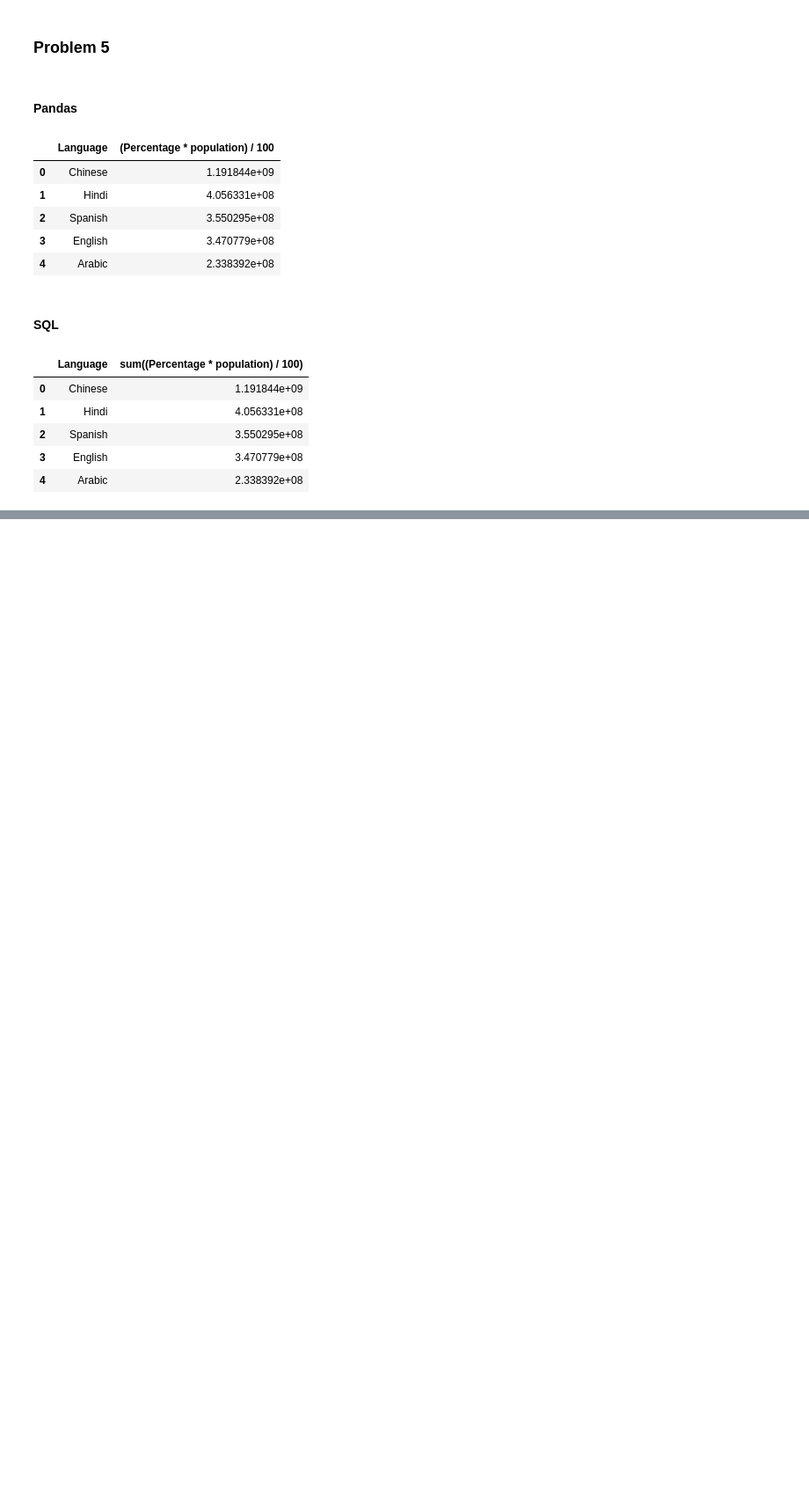
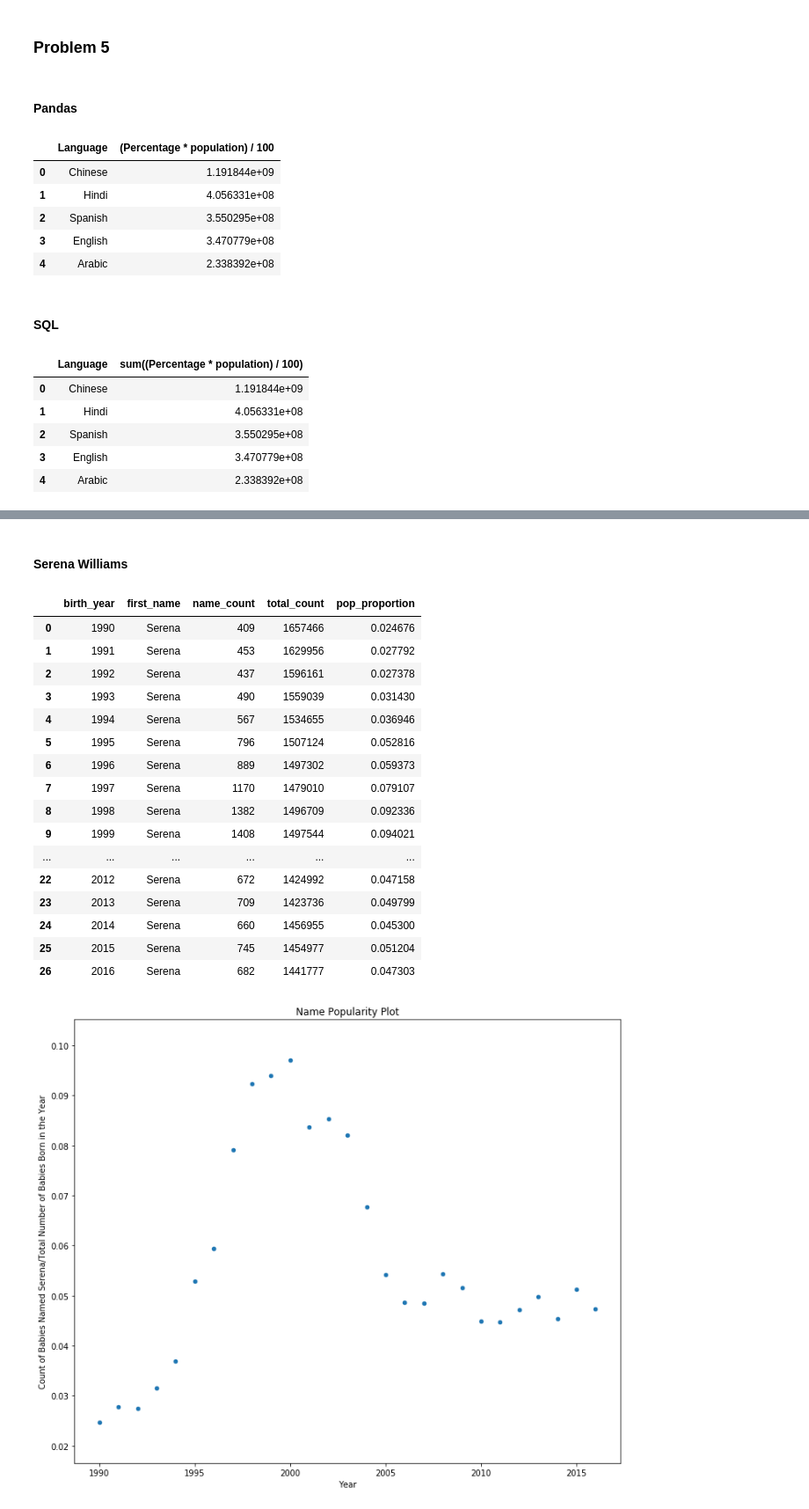
Before and after one commit to pspatel2/msia_401_python_project, a Jupyter notebook: MSiA_422_Project1.ipynb, the cells around one changed output, grey strips where cells are left out. Shown at 88% size. Saved outputs shown, nothing was run; the diff lists cells and outputs as text; code cells hidden in the pictures; blank space fills up the shorter version.

```diff
--- a/MSiA_422_Project1.ipynb
+++ b/MSiA_422_Project1.ipynb
@@ -473,0 +511,23 @@ df_p5_sql
+# %% [markdown]
+#### Serena Williams
+# %%
+baby.NamePopularityPlot(name='Serena', yearRange=(1990,2017), state=None, sex='F')
+# %% [output]
+|  | birth_year | first_name | name_count | total_count | pop_proportion |
+| 0 | 1990 | Serena | 409 | 1657466 | 0.024676 |
+| 1 | 1991 | Serena | 453 | 1629956 | 0.027792 |
+| 2 | 1992 | Serena | 437 | 1596161 | 0.027378 |
+| 3 | 1993 | Serena | 490 | 1559039 | 0.031430 |
+| 4 | 1994 | Serena | 567 | 1534655 | 0.036946 |
+| 5 | 1995 | Serena | 796 | 1507124 | 0.052816 |
+| 6 | 1996 | Serena | 889 | 1497302 | 0.059373 |
+| 7 | 1997 | Serena | 1170 | 1479010 | 0.079107 |
+| 8 | 1998 | Serena | 1382 | 1496709 | 0.092336 |
+| 9 | 1999 | Serena | 1408 | 1497544 | 0.094021 |
+| ... | ... | ... | ... | ... | ... |
+| 22 | 2012 | Serena | 672 | 1424992 | 0.047158 |
+| 23 | 2013 | Serena | 709 | 1423736 | 0.049799 |
+| 24 | 2014 | Serena | 660 | 1456955 | 0.045300 |
+| 25 | 2015 | Serena | 745 | 1454977 | 0.051204 |
+| 26 | 2016 | Serena | 682 | 1441777 | 0.047303 |
+[figure, added]
```
Also changed, not shown: parts of 18 cells of this notebook.
